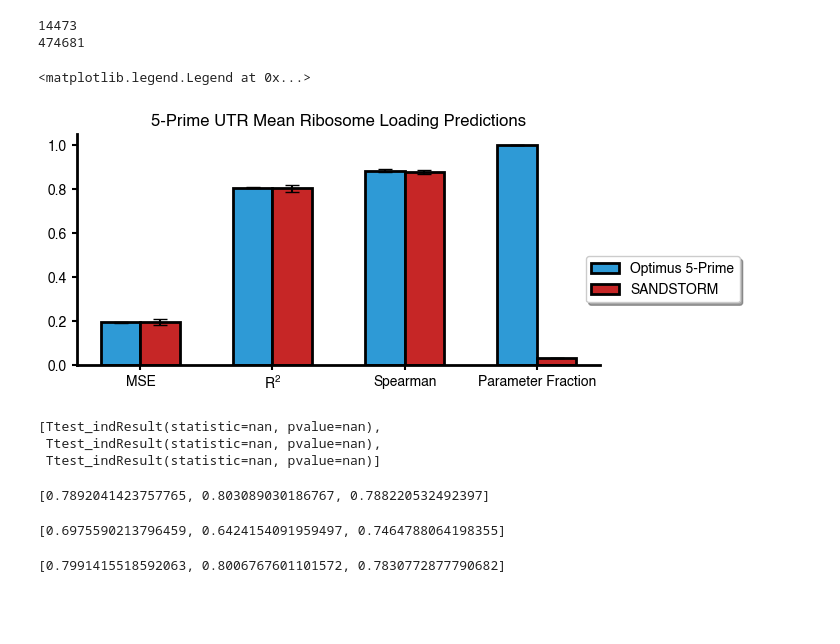
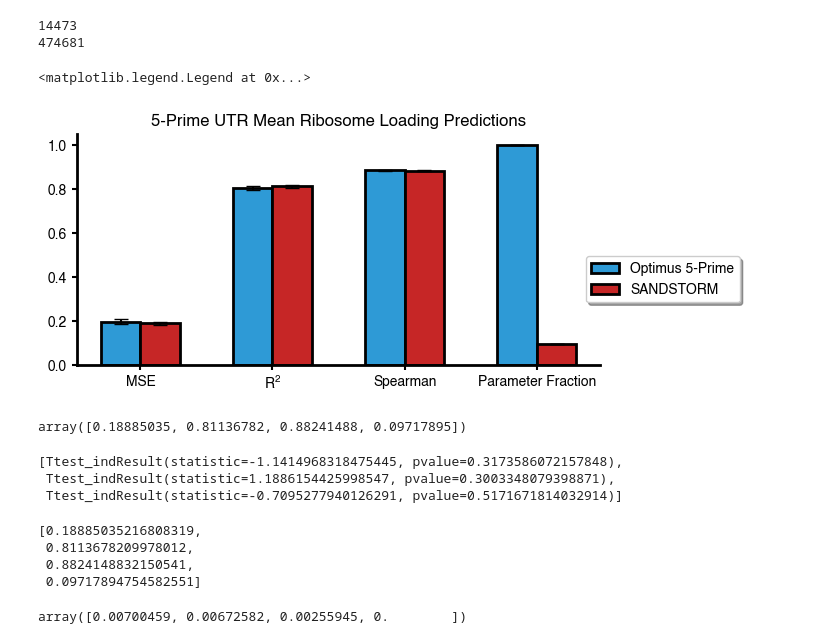
Before and after one commit to AlexGreenLab/GARDN-SANDSTORM, a Jupyter notebook: SANDSTORM/UTR_Predictor.ipynb, the cells around one changed output. Cells and saved outputs as stored; diff of their text form; code cells hidden in the pictures; blank space fills up the shorter version.

```diff
--- a/SANDSTORM/UTR_Predictor.ipynb
+++ b/SANDSTORM/UTR_Predictor.ipynb
@@ -241,44 +243,48 @@ seq_model_variances = [np.std(seq_mse_save),
 # np.save('stat_tests/optimus_model_std_11_08.npy',optimus_model_variances)
 # np.save('stat_tests/seq_model_std_11_08.npy',seq_model_variances)
 # %%
-# joint_model_bars = np.load('stat_tests/joint_utr_model_metrics.npy')
-# joint_model_variances = np.load('stat_tests/joint_utr_model_variances.npy')
+joint_model_bars = np.load('stat_tests/joint_utr_model_metrics.npy')
+joint_model_variances = np.load('stat_tests/joint_utr_model_variances.npy')
 
-# optimus_model_bars = np.load('stat_tests/optimus_model_metrics.npy')
-# optimus_model_variances = np.load('stat_tests/optimus_model_variances.npy')
+optimus_model_bars = np.load('stat_tests/optimus_model_metrics.npy')
+optimus_model_variances = np.load('stat_tests/optimus_model_variances.npy')
 
 
 
 RED = '#C62626'
 BLUE = '#2E9AD6'
 
 barwidth = 0.3
 plt.rcParams.update({'font.size': 10,'font.family':'Helvetica'})
 plt.rcParams['mathtext.fontset'] = 'custom'
 plt.rcParams['mathtext.rm'] = 'Helvetica'
 plt.rcParams['mathtext.it'] = 'Helvetica:italic'
 plt.rcParams['mathtext.bf'] = 'Helvetica:bold'
 r1 = np.arange(len(joint_model_bars))
 r2 = [x + barwidth for x in r1]
 
 plt.figure(figsize=(6.75,3))
 plt.title("5-Prime UTR Mean Ribosome Loading Predictions")
 plt.bar(r1, optimus_model_bars, width = barwidth, color = BLUE,alpha=1, yerr=optimus_model_variances, capsize=5, label='Optimus 5-Prime',edgecolor='black',linewidth=2)
 plt.bar(r2, joint_model_bars, width = barwidth, color = RED,alpha=1, yerr=joint_model_variances, capsize=5, label='SANDSTORM',edgecolor='black',linewidth=2)
 plt.xticks([r + (barwidth/2) for r in range(len(joint_model_bars))], ['MSE', r'R$^{\rm 2}$','Spearman','Parameter Fraction'])
 plt.subplot().spines['right'].set_visible(False)
 plt.subplot().spines['top'].set_visible(False)
 plt.subplot().spines['left'].set_linewidth(2.0)
 plt.subplot().spines['bottom'].set_linewidth(2.0)
 plt.subplot().xaxis.set_tick_params(width=1.5)
 plt.subplot().yaxis.set_tick_params(width=1.5)
 plt.legend(loc='upper center', bbox_to_anchor=(1.12, 0.5),
           fancybox=True, shadow=True, ncol=1)
 # plt.savefig('../figures/UTR Predictor.png',dpi=500,pad_inches=0.5,bbox_inches='tight')
 # plt.savefig('../figures/UTR Predictor.svg',transparent=True,pad_inches=0.5)
 # %% [output]
 <matplotlib.legend.Legend at 0x...>
-[figure, old version]
+[figure, new version]
+# %%
+joint_model_bars
+# %% [output]
+array([0.18885035, 0.81136782, 0.88241488, 0.09717895])
 # %%
 import scipy
 joint_model_bars
@@ -289,25 +295,24 @@ for i in range(len(joint_model_bars)-1):
     save.append(scipy.stats.ttest_ind_from_stats(joint_model_bars[i],
                                      joint_model_variances[i],
                                      3,
-                                     seq_model_bars[i],
-                                     seq_model_variances[i],
+                                     optimus_model_bars[i],
+                                     optimus_model_variances[i],
                                      3, equal_var=True, alternative='two-sided'))
 
 
 save
 # %% [output]
-[Ttest_indResult(statistic=nan, pvalue=nan),
- Ttest_indResult(statistic=nan, pvalue=nan),
- Ttest_indResult(statistic=nan, pvalue=nan)]
+[Ttest_indResult(statistic=-1.1414968318475445, pvalue=0.3173586072157848),
+ Ttest_indResult(statistic=1.1886154425998547, pvalue=0.3003348079398871),
+ Ttest_indResult(statistic=-0.7095277940126291, pvalue=0.5171671814032914)]
 # %%
-joint_r2_save
+list(joint_model_bars)
 # %% [output]
-[0.7892041423757765, 0.803089030186767, 0.788220532492397]
+[0.18885035216808319,
+ 0.8113678209978012,
+ 0.8824148832150541,
+ 0.09717894754582551]
-# %%
-optimus_r2_save
-# %% [output]
-[0.6975590213796459, 0.6424154091959497, 0.7464788064198355]
 # %%
-seq_r2_save
+joint_model_variances
 # %% [output]
-[0.7991415518592063, 0.8006767601101572, 0.7830772877790682]
+array([0.00700459, 0.00672582, 0.00255945, 0.        ])
```
Also changed, not shown: parts of 9 cells of this notebook, 17 other files.
